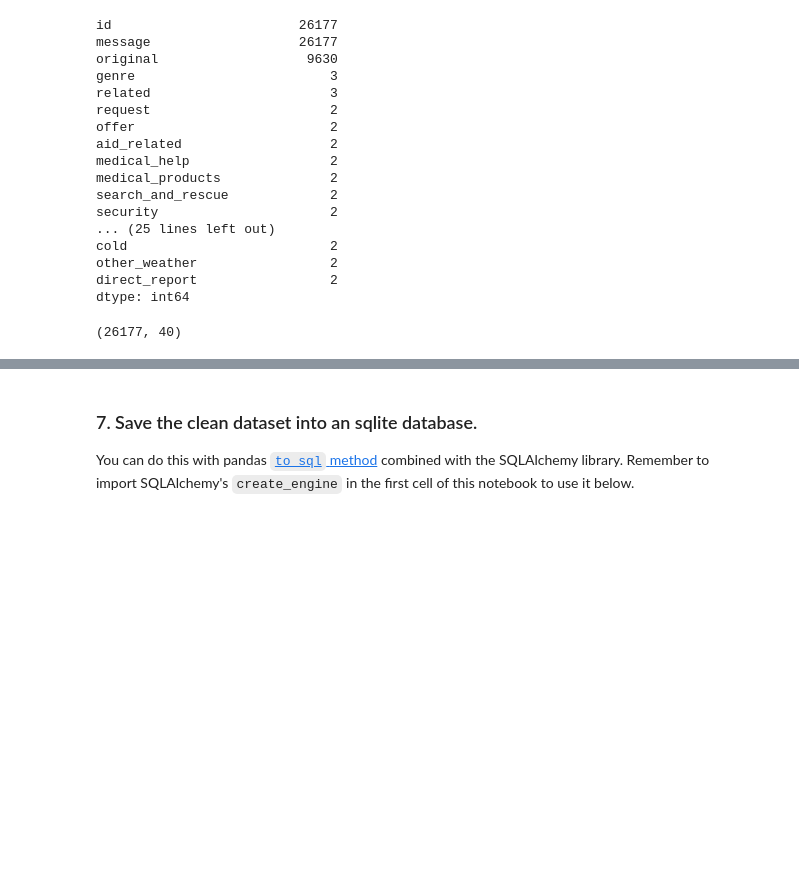
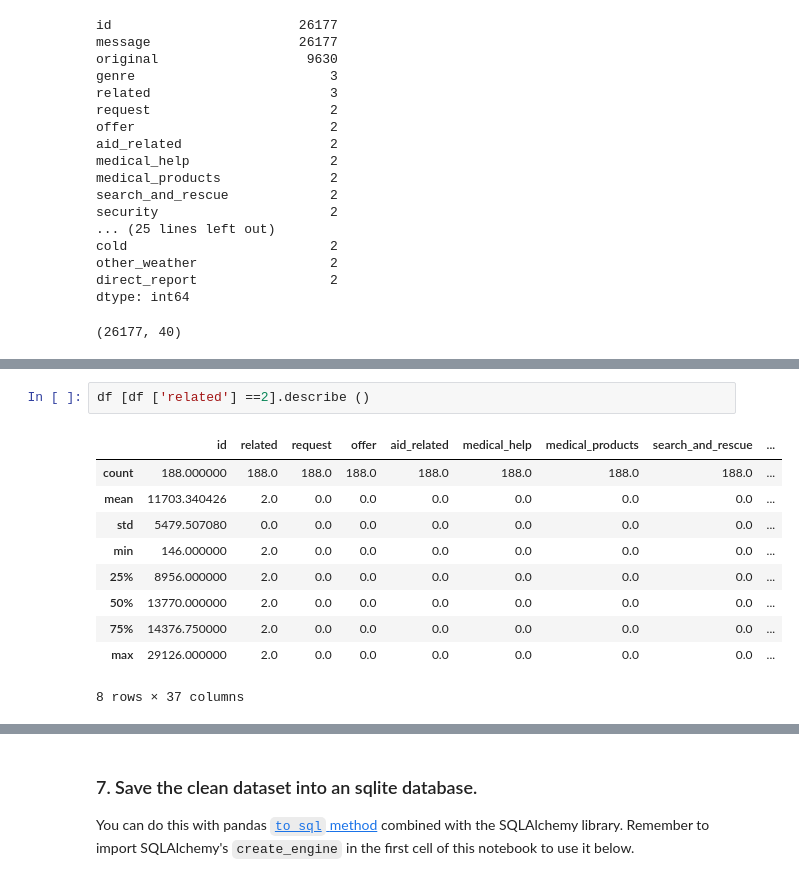
Before and after one commit to ankitkohli88/disaster-response-prediction, a Jupyter notebook: notebooks/ETL Pipeline Preparation.ipynb, the cells around one changed output, grey strips where cells are left out. Saved outputs shown, nothing was run; the diff lists cells and outputs as text; blank space fills up the shorter version.

```diff
--- a/notebooks/ETL Pipeline Preparation.ipynb
+++ b/notebooks/ETL Pipeline Preparation.ipynb
@@ -221,0 +232,13 @@ dtype: int64
+# %%
+df [df ['related'] ==2].describe ()
+# %% [output]
+|  | id | related | request | offer | aid_related | medical_help | medical_products | search_and_rescue | ... |
+| count | 188.000000 | 188.0 | 188.0 | 188.0 | 188.0 | 188.0 | 188.0 | 188.0 | ... |
+| mean | 11703.340426 | 2.0 | 0.0 | 0.0 | 0.0 | 0.0 | 0.0 | 0.0 | ... |
+| std | 5479.507080 | 0.0 | 0.0 | 0.0 | 0.0 | 0.0 | 0.0 | 0.0 | ... |
+| min | 146.000000 | 2.0 | 0.0 | 0.0 | 0.0 | 0.0 | 0.0 | 0.0 | ... |
+| 25% | 8956.000000 | 2.0 | 0.0 | 0.0 | 0.0 | 0.0 | 0.0 | 0.0 | ... |
+| 50% | 13770.000000 | 2.0 | 0.0 | 0.0 | 0.0 | 0.0 | 0.0 | 0.0 | ... |
+| 75% | 14376.750000 | 2.0 | 0.0 | 0.0 | 0.0 | 0.0 | 0.0 | 0.0 | ... |
+| max | 29126.000000 | 2.0 | 0.0 | 0.0 | 0.0 | 0.0 | 0.0 | 0.0 | ... |
+8 rows × 37 columns
```
Also changed, not shown: parts of 6 cells of this notebook, 1 other file.
